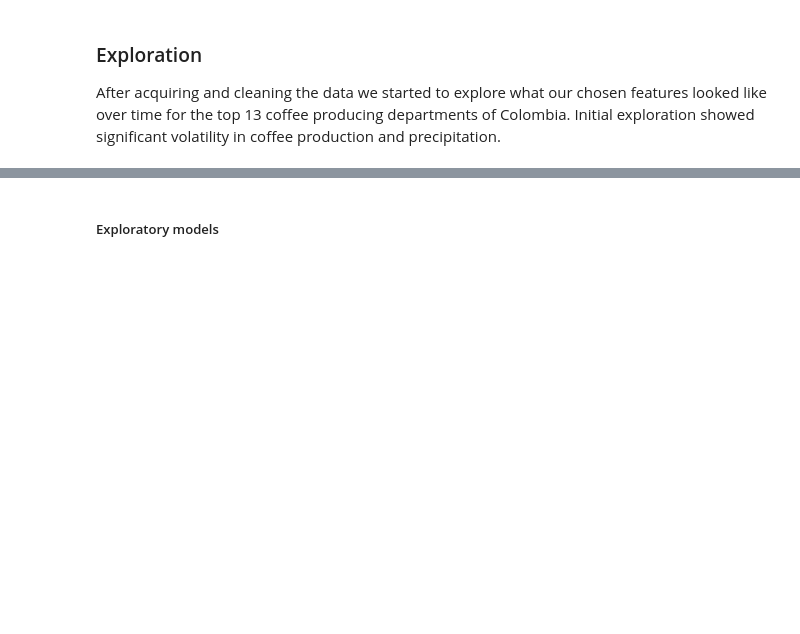
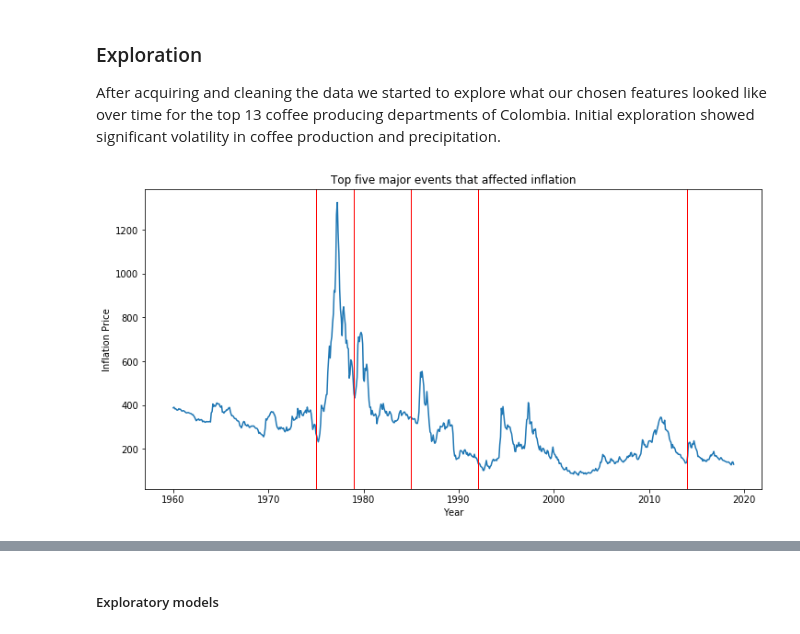
Before and after one commit to Data-Robusta/data-robusta, a Jupyter notebook: data_robusta_final.ipynb, the cells around one changed output, grey strips where cells are left out. Cells and saved outputs as stored; diff of their text form; code cells hidden in the pictures; blank space fills up the shorter version.

```diff
--- a/data_robusta_final.ipynb
+++ b/data_robusta_final.ipynb
@@ -40,3 +39,8 @@ df2 = prepare.get_prepped()
 ### Exploration
 
 After acquiring and cleaning the data we started to explore what our chosen features looked like over time for the top 13 coffee producing departments of Colombia. Initial exploration showed significant volatility in coffee production and precipitation.
+# %%
+# Looking at possible causes of dramatic changes to price over time in data
+explore.events_over_time(df2)
+# %% [output]
+[figure, added]
```
Also changed, not shown: parts of 8 cells of this notebook.
